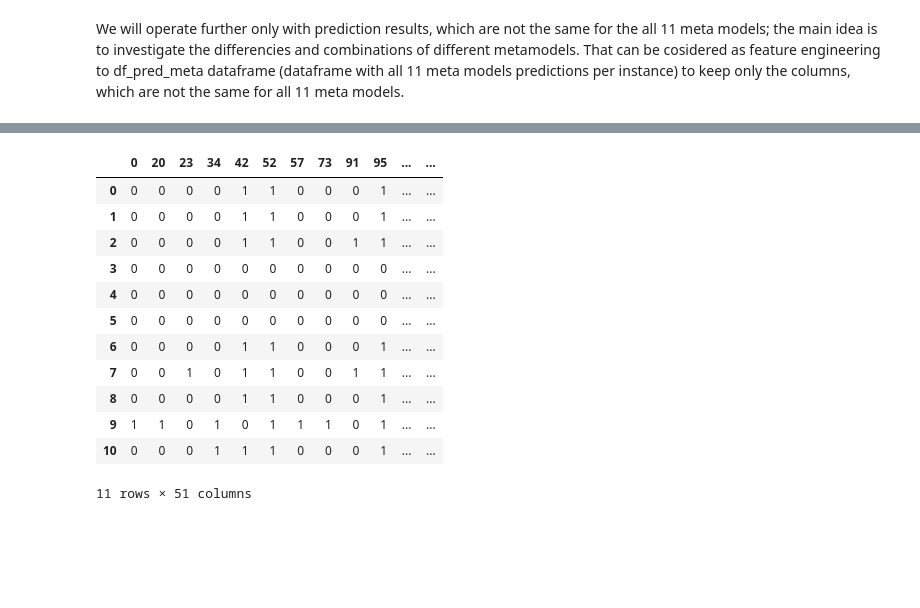
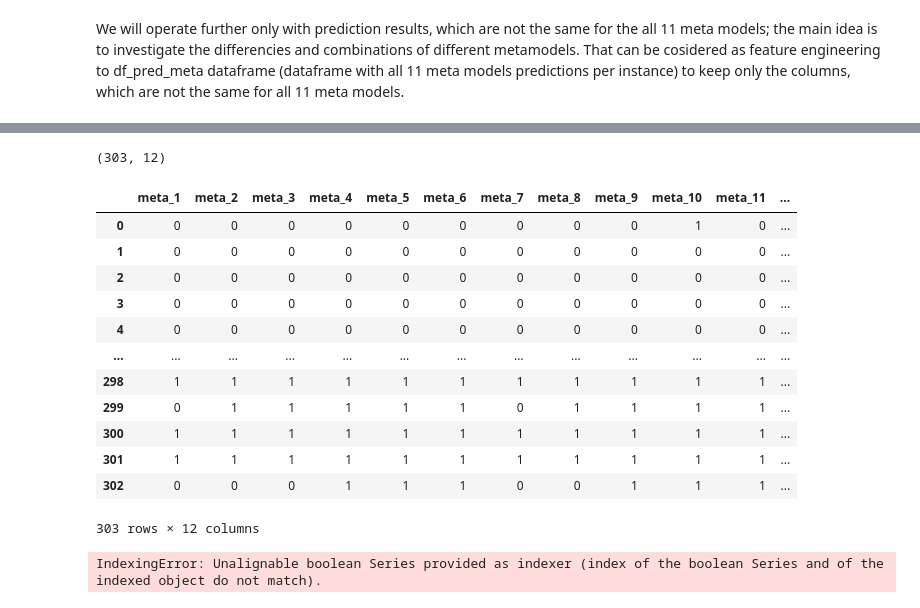
Before and after one commit to iploshchik/MetaStackVis, a Jupyter notebook: 2dv50e.ipynb, the cells around one changed output, grey strips where cells are left out. Drawn from its saved outputs; the diff is of its cells as text; code cells hidden in the pictures; blank space fills up the shorter version.

```diff
--- a/2dv50e.ipynb
+++ b/2dv50e.ipynb
@@ -514,0 +442,14 @@ df_pred_meta_target
+# %%
+# # find columns in with not the same values in the whole column and save in a different dataframe
+# df_pred_meta_red = df_pred_meta.loc[:, df_pred_meta.apply(pd.Series.nunique, axis=0) != 1]
+# transpose df_pred_meta to have columns as algorithms and rows as algorithms
+df_pred_meta_t = df_pred_meta.transpose()
+# rename columns to meta_1 to meta_11
+df_pred_meta_t.columns = [f'meta_{i}' for i in range(1, 12)]
+# # reset index and drop algortihm_id
+# df_pred_meta_t.reset_index(inplace=True)
+# df_pred_meta_t.drop(columns=['algorithm_id'], inplace=True)
+# concatinate with df_target
+df_pred_meta_t = pd.concat([df_pred_meta_t, df_target], axis=1)
+# rename class to target
+df_pred_meta_t.rename(columns={'class': 'target'}, inplace=True)
@@ -515,19 +527,36 @@ df_pred_meta_target
+# %%
+# # find columns in with not the same values in the whole column and save in a different dataframe
+df_pred_meta_red = df_pred_meta.loc[:, df_pred_meta.apply(pd.Series.nunique, axis=0) != 1]
+# transpose df_pred_meta to have columns as algorithms and rows as algorithms
+df_pred_meta_red_t = df_pred_meta_red.transpose()
+# rename columns to meta_1 to meta_11
+df_pred_meta_red_t.columns = [f'meta_{i}' for i in range(1, 12)]
+# concatinate with df_target
+df_pred_meta_red_t = pd.concat([df_pred_meta_red_t, df_target], axis=1)
+# rename class to target
+df_pred_meta_red_t.rename(columns={'class': 'target'}, inplace=True)
+df_pred_meta_red_t.shape
+# %% [output]
+(303, 12)
+# %%
+df_pred_meta_t
+# %% [output]
+|  | meta_1 | meta_2 | meta_3 | meta_4 | meta_5 | meta_6 | meta_7 | meta_8 | meta_9 | meta_10 | meta_11 | ... |
+| 0 | 0 | 0 | 0 | 0 | 0 | 0 | 0 | 0 | 0 | 1 | 0 | ... |
+| 1 | 0 | 0 | 0 | 0 | 0 | 0 | 0 | 0 | 0 | 0 | 0 | ... |
+| 2 | 0 | 0 | 0 | 0 | 0 | 0 | 0 | 0 | 0 | 0 | 0 | ... |
+| 3 | 0 | 0 | 0 | 0 | 0 | 0 | 0 | 0 | 0 | 0 | 0 | ... |
+| 4 | 0 | 0 | 0 | 0 | 0 | 0 | 0 | 0 | 0 | 0 | 0 | ... |
+| ... | ... | ... | ... | ... | ... | ... | ... | ... | ... | ... | ... | ... |
+| 298 | 1 | 1 | 1 | 1 | 1 | 1 | 1 | 1 | 1 | 1 | 1 | ... |
+| 299 | 0 | 1 | 1 | 1 | 1 | 1 | 0 | 1 | 1 | 1 | 1 | ... |
+| 300 | 1 | 1 | 1 | 1 | 1 | 1 | 1 | 1 | 1 | 1 | 1 | ... |
+| 301 | 1 | 1 | 1 | 1 | 1 | 1 | 1 | 1 | 1 | 1 | 1 | ... |
+| 302 | 0 | 0 | 0 | 1 | 1 | 1 | 0 | 0 | 1 | 1 | 1 | ... |
+303 rows × 12 columns
 # %%
-# find columns in df_pred_meta with not the same values in the whole column
-df_pred_meta_red = df_pred_meta.copy()
-df_pred_meta_red = df_pred_meta_red.loc[:, df_pred_meta_red.apply(pd.Series.nunique, axis=0) != 1]
+# find columns in with not the same values in the whole column and save in a different dataframe
+df_pred_meta_red = df_pred_meta_t.loc[:, df_pred_meta_t.apply(pd.Series.nunique, axis=0) != 1]
 df_pred_meta_red
 # %% [output]
-|  | 0 | 20 | 23 | 34 | 42 | 52 | 57 | 73 | 91 | 95 | ... | ... |
-| 0 | 0 | 0 | 0 | 0 | 1 | 1 | 0 | 0 | 0 | 1 | ... | ... |
-| 1 | 0 | 0 | 0 | 0 | 1 | 1 | 0 | 0 | 0 | 1 | ... | ... |
-| 2 | 0 | 0 | 0 | 0 | 1 | 1 | 0 | 0 | 1 | 1 | ... | ... |
-| 3 | 0 | 0 | 0 | 0 | 0 | 0 | 0 | 0 | 0 | 0 | ... | ... |
-| 4 | 0 | 0 | 0 | 0 | 0 | 0 | 0 | 0 | 0 | 0 | ... | ... |
-| 5 | 0 | 0 | 0 | 0 | 0 | 0 | 0 | 0 | 0 | 0 | ... | ... |
-| 6 | 0 | 0 | 0 | 0 | 1 | 1 | 0 | 0 | 0 | 1 | ... | ... |
-| 7 | 0 | 0 | 1 | 0 | 1 | 1 | 0 | 0 | 1 | 1 | ... | ... |
-| 8 | 0 | 0 | 0 | 0 | 1 | 1 | 0 | 0 | 0 | 1 | ... | ... |
-| 9 | 1 | 1 | 0 | 1 | 0 | 1 | 1 | 1 | 0 | 1 | ... | ... |
-| 10 | 0 | 0 | 0 | 1 | 1 | 1 | 0 | 0 | 0 | 1 | ... | ... |
-11 rows × 51 columns
+IndexingError: Unalignable boolean Series provided as indexer (index of the boolean Series and of the indexed object do not match).
```
Also changed, not shown: parts of 11 cells of this notebook.
